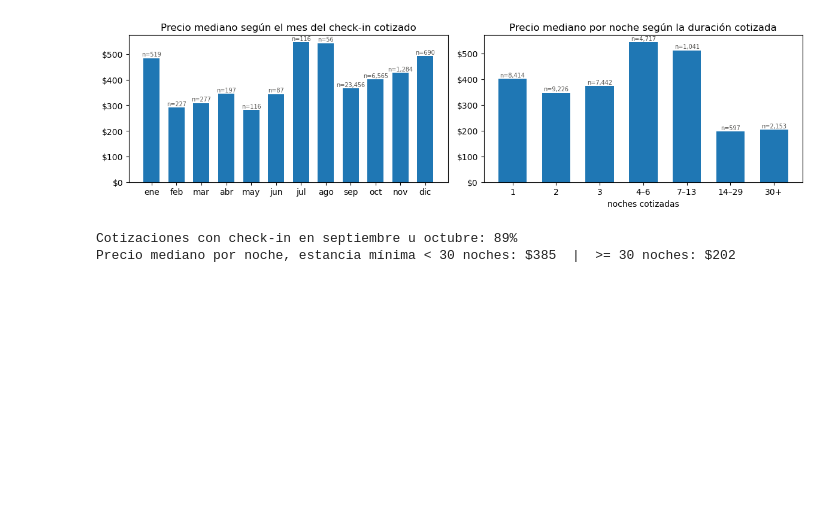
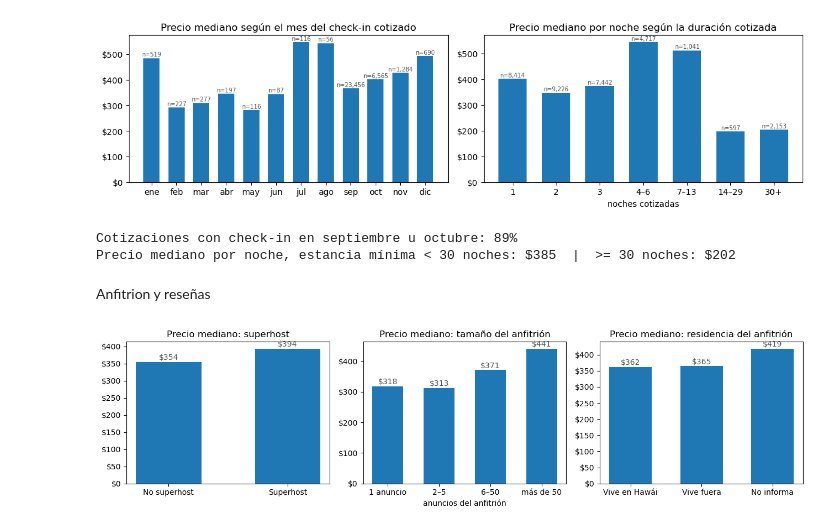
Before and after one commit to Jhonatanclavijo/Reto-Global-Classroom-Anal-tica-de-Airbnb---Hawai, a Jupyter notebook: Analisis exploratorio.ipynb, the cells around one changed output. Saved outputs shown, nothing was run; the diff lists cells and outputs as text; code cells hidden in the pictures; blank space fills up the shorter version.

Commit message:
Anfitrion y reseñas

```diff
--- a/Analisis exploratorio.ipynb
+++ b/Analisis exploratorio.ipynb
@@ -376,3 +376,29 @@ print(f"Precio mediano por noche, estancia mínima < 30 noches: ${df.loc[df['lon
 [figure]
 Cotizaciones con check-in en septiembre u octubre: 89%
 Precio mediano por noche, estancia mínima < 30 noches: $385  |  >= 30 noches: $202
+# %% [markdown]
+Anfitrion y reseñas
+# %%
+fig, axes = plt.subplots(1, 3, figsize=(13, 3.5))
+g = df.groupby("host_is_superhost")["price"].median()
+axes[0].bar(["No superhost", "Superhost"], g.values, width=0.55)
+for i, v in enumerate(g.values):
+    axes[0].text(i, v + 6, f"${v:,.0f}", ha="center", color="#52514e")
+axes[0].yaxis.set_major_formatter(usd); axes[0].grid(axis="x", visible=False); axes[0].set_title("Precio mediano: superhost")
+
+g = df.groupby("host_size", observed=True)["price"].median()
+axes[1].bar(g.index.astype(str), g.values, width=0.6)
+for i, v in enumerate(g.values):
+    axes[1].text(i, v + 6, f"${v:,.0f}", ha="center", color="#52514e")
+axes[1].yaxis.set_major_formatter(usd); axes[1].grid(axis="x", visible=False)
+axes[1].set_xlabel("anuncios del anfitrión"); axes[1].set_title("Precio mediano: tamaño del anfitrión")
+
+g = df.groupby("host_location_group")["price"].median().reindex(["Hawaii", "Elsewhere", "Unknown"])
+axes[2].bar(["Vive en Hawái", "Vive fuera", "No informa"], g.values, width=0.6)
+for i, v in enumerate(g.values):
+    axes[2].text(i, v + 6, f"${v:,.0f}", ha="center", color="#52514e")
+axes[2].yaxis.set_major_formatter(usd); axes[2].grid(axis="x", visible=False); axes[2].set_title("Precio mediano: residencia del anfitrión")
+plt.tight_layout()
+plt.show()
+# %% [output]
+[figure, added]
```
Also changed, not shown: parts of 1 cell of this notebook.
